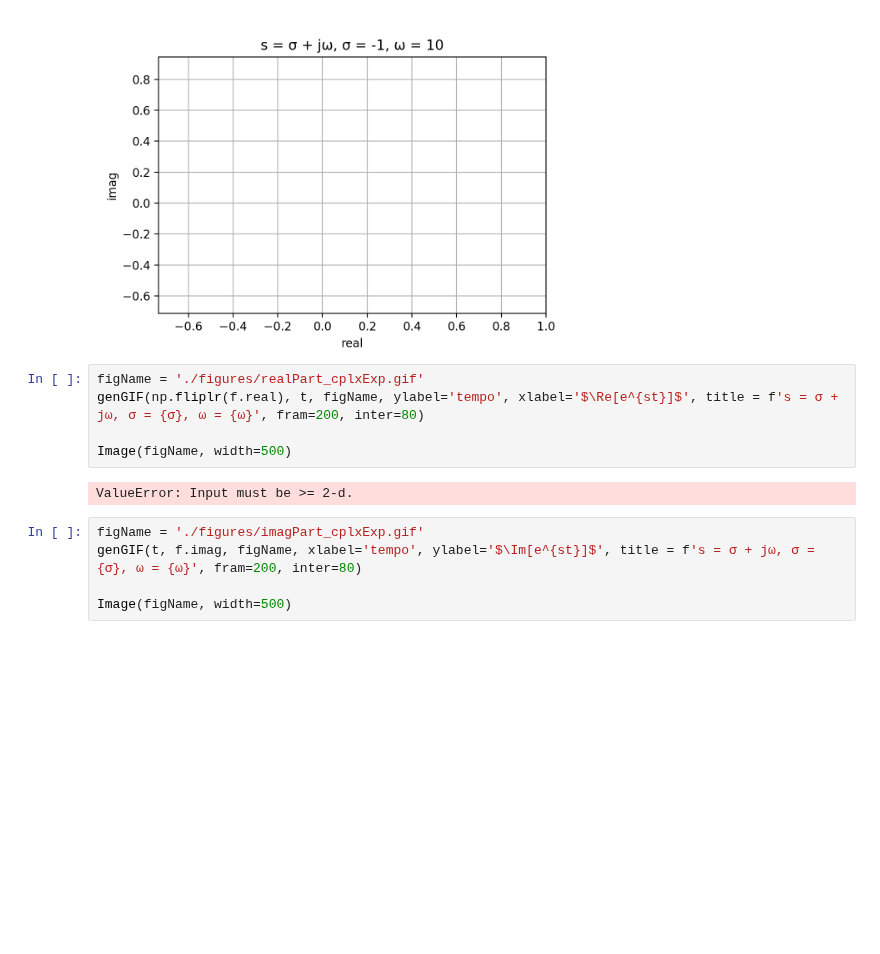
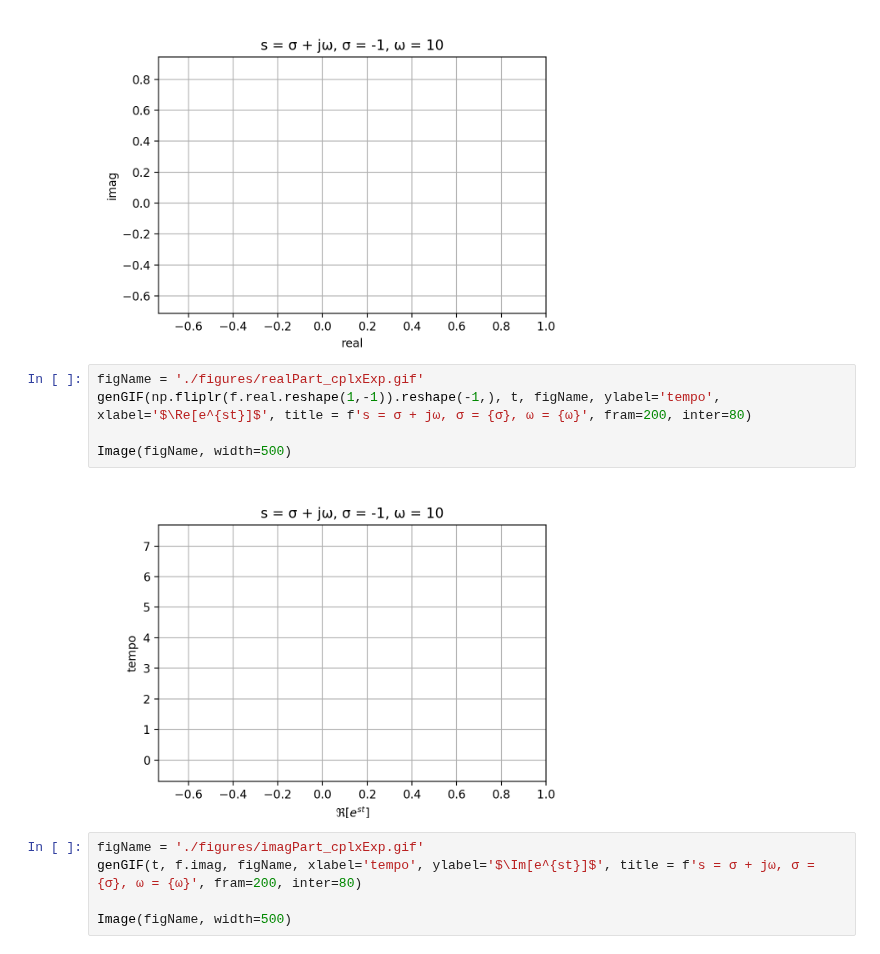
Before and after one commit to edsonportosilva/ElectricCircuits, a Jupyter notebook: Jupyter notebooks/The complex exponential.ipynb, the cells around one changed output. Cells and saved outputs as stored; diff of their text form; blank space fills up the shorter version.

```diff
--- a/Jupyter notebooks/The complex exponential.ipynb
+++ b/Jupyter notebooks/The complex exponential.ipynb
@@ -73,11 +73,11 @@ Image(figName, width=500)
 [figure]
 # %%
 figName = './figures/realPart_cplxExp.gif'
-genGIF(np.fliplr(f.real), t, figName, ylabel='tempo', xlabel='$\Re[e^{st}]$', title = f's = σ + jω, σ = {σ}, ω = {ω}', fram=200, inter=80)
+genGIF(np.fliplr(f.real.reshape(1,-1)).reshape(-1,), t, figName, ylabel='tempo', xlabel='$\Re[e^{st}]$', title = f's = σ + jω, σ = {σ}, ω = {ω}', fram=200, inter=80)
 
 Image(figName, width=500)
 # %% [output]
-ValueError: Input must be >= 2-d.
+[figure, added]
 # %%
 figName = './figures/imagPart_cplxExp.gif'
 genGIF(t, f.imag, figName, xlabel='tempo', ylabel='$\Im[e^{st}]$', title = f's = σ + jω, σ = {σ}, ω = {ω}', fram=200, inter=80)
```
